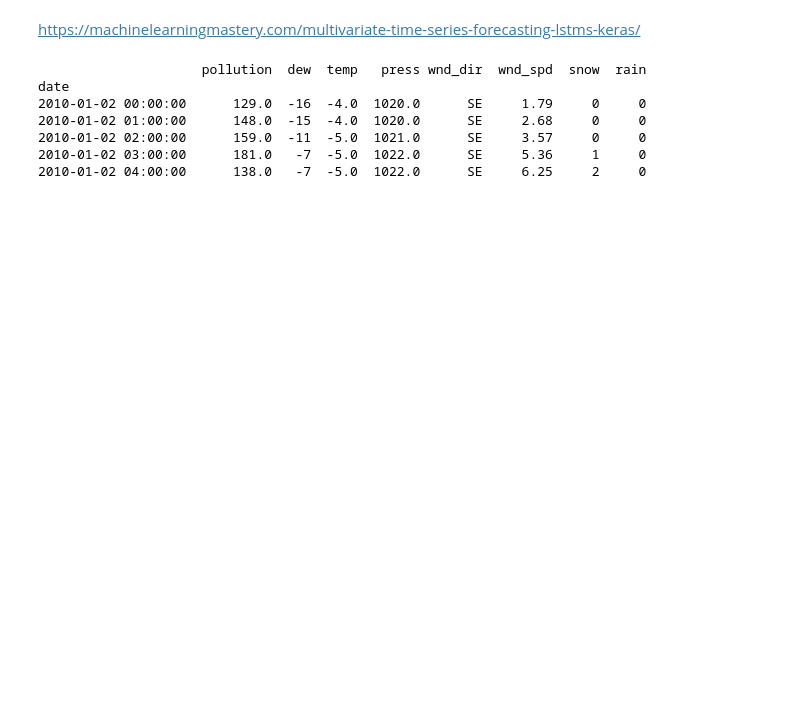
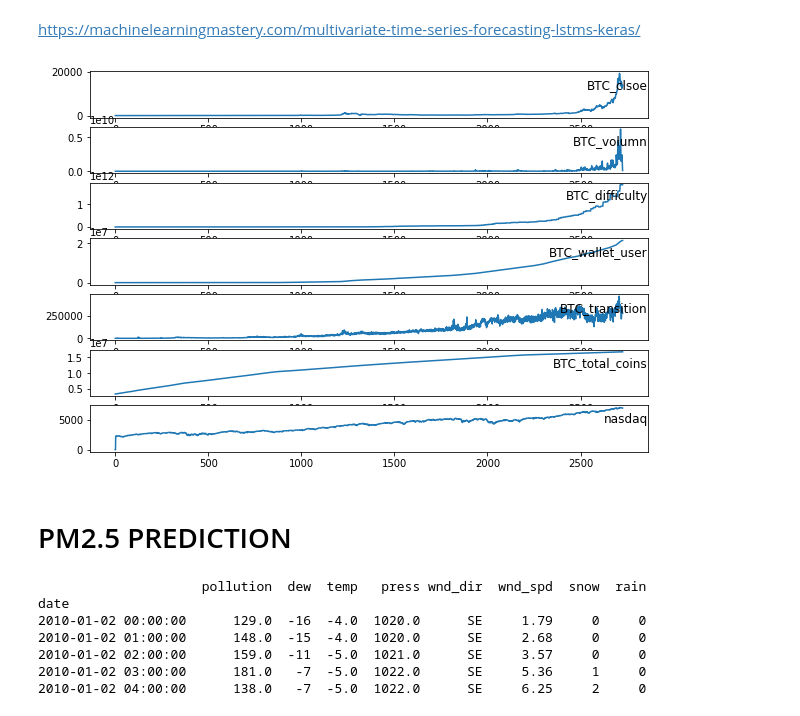
Before and after one commit to panpanpandas/cportfolio, a Jupyter notebook: RNNMultipleVariance.ipynb, the cells around one changed output. Drawn from its saved outputs; the diff is of its cells as text; code cells hidden in the pictures; blank space fills up the shorter version.

Commit message:
use more data to predict

```diff
--- a/RNNMultipleVariance.ipynb
+++ b/RNNMultipleVariance.ipynb
@@ -2,0 +25,17 @@ https://machinelearningmastery.com/multivariate-time-series-forecasting-lstms-ke
+# %%
+def plotData(fileName):
+    dataset = read_csv(fileName, header=0, index_col=0)
+    values = dataset.values
+    columns = dataset.columns
+    num_columns = len(columns)
+
+    pyplot.figure(figsize=(10, num_columns)) # TODO - update figure size automatically
+    for i in range(num_columns):
+        pyplot.subplot(num_columns, 1, i+1)
+        pyplot.plot(values[:, i])
+        pyplot.title(columns[i], y=0.5, loc='right')
+    pyplot.show()
+
+plotData('result.csv')
+# %% [output]
+[figure, added]
@@ -3 +170,3 @@ https://machinelearningmastery.com/multivariate-time-series-forecasting-lstms-ke
+# %% [markdown]
+# PM2.5 PREDICTION
 # %%
```
Also changed, not shown: parts of 19 cells of this notebook, 2 other files.
